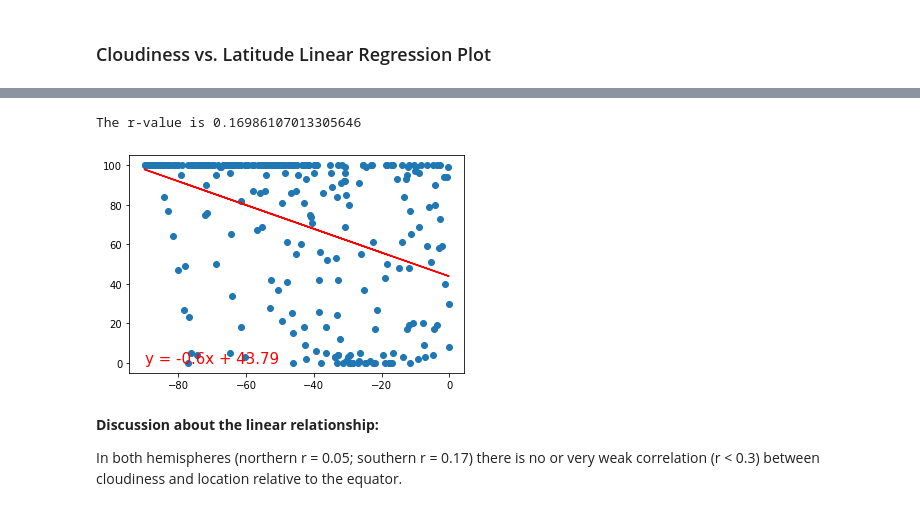
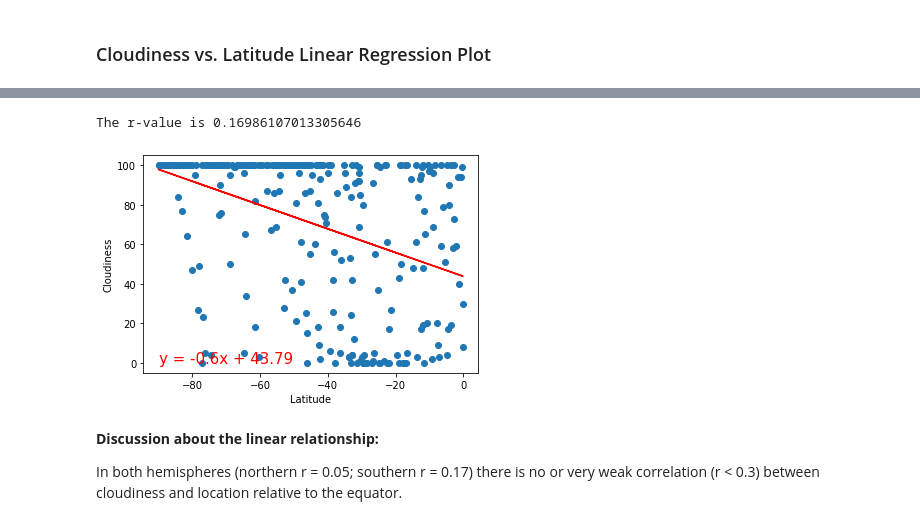
Before and after one commit to maswanwick/python-api-challenge, a Jupyter notebook: api_challenge/WeatherPy.ipynb, the cells around one changed output, grey strips where cells are left out. Drawn from its saved outputs; the diff is of its cells as text; code cells hidden in the pictures.

```diff
--- a/api_challenge/WeatherPy.ipynb
+++ b/api_challenge/WeatherPy.ipynb
@@ -270,7 +270,7 @@ plt.show()
 # %%
 # Define a function to create Linear Regression plots
 
-def compute_and_plot_regression(x_values, y_values):
+def compute_and_plot_regression(x_values, y_values, x_label, y_label):
     (slope, intercept, rvalue, pvalue, stderr) = linregress(x_values, y_values)
     regress_values = x_values * slope + intercept
 
@@ -286,6 +286,8 @@ def compute_and_plot_regression(x_values, y_values):
     line_eq = "y = " + str(round(slope,2)) + "x + " + str(round(intercept,2))
     plt.scatter(x_values, y_values)
     plt.plot(x_values, regress_values, "r-")
+    plt.xlabel(x_label)
+    plt.ylabel(y_label)
     plt.annotate(line_eq,(line_x, line_y), fontsize=15, color="red")
     print(f'The r-value is {rvalue**2}')
 # %%
@@ -375,11 +377,11 @@ The r-value is 0.052566950792487015
 # %%
 # Southern Hemisphere
 x_values = southern_hemi_df['Lat']
 y_values = southern_hemi_df['Cloudiness']
-compute_and_plot_regression(x_values, y_values)
+compute_and_plot_regression(x_values, y_values, "Latitude", "Cloudiness")
 # %% [output]
 The r-value is 0.16986107013305646
-[figure, old version]
+[figure, new version]
 # %% [markdown]
 **Discussion about the linear relationship:**
 
```
Also changed, not shown: parts of 7 cells of this notebook.
